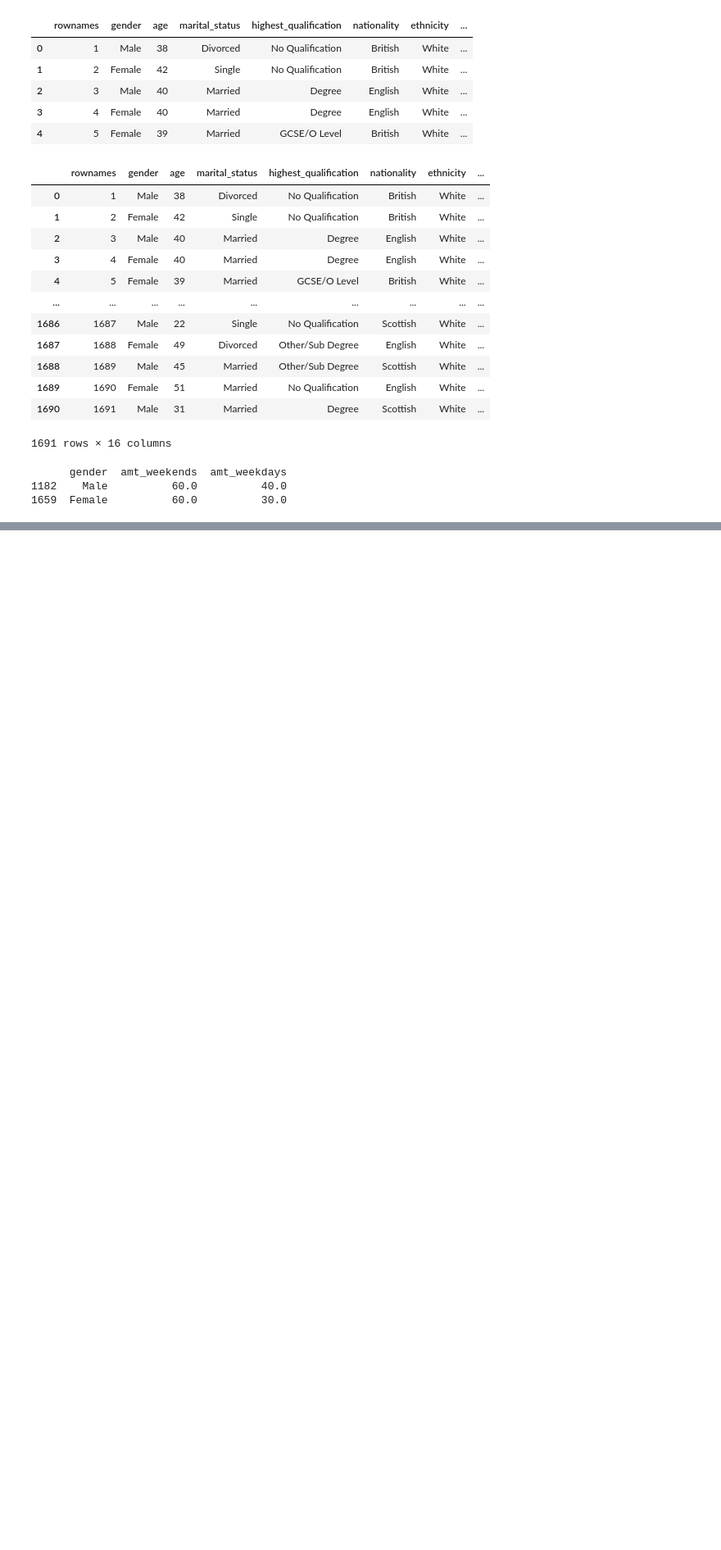
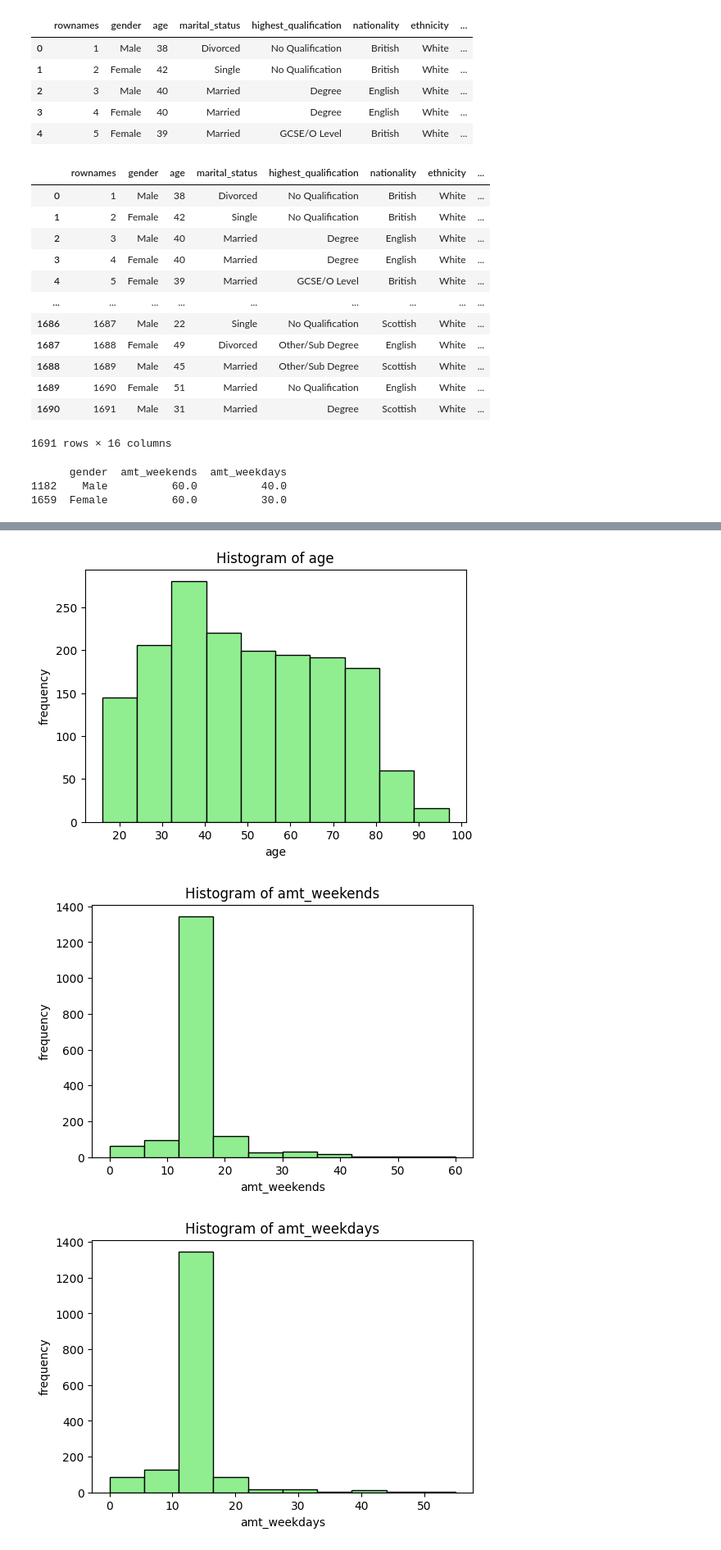
Before and after one commit to GeetAvaneesh/Exploratory-Data-Analytics-project-on-smoking-data-set-22BDS0343, a Jupyter notebook: 22BDS0343_EDA_Theory_GeetAvaneesh.ipynb, the cells around one changed output, grey strips where cells are left out. Shown at 82% size. Saved outputs shown, nothing was run; the diff lists cells and outputs as text; code cells hidden in the pictures; blank space fills up the shorter version.

```diff
--- a/22BDS0343_EDA_Theory_GeetAvaneesh.ipynb
+++ b/22BDS0343_EDA_Theory_GeetAvaneesh.ipynb
@@ -594,0 +628,15 @@ print(weekends_outliers[['gender','amt_weekends','amt_weekdays']])
+# %%
+# lets strip any leading or trailing spaces if they exist for the column names
+
+df.columns = df.columns.str.strip()
+
+# check for non-numeric values in columns which are supposed to have numeric data
+
+print("amt_weekends value counts for numeric check:")
+print(df['amt_weekends'].astype(str).str.isnumeric().value_counts())
+
+print("\namt_weekdays value counts for numeric check:")
+print(df['amt_weekdays'].astype(str).str.isnumeric().value_counts())
+
+print("\nAge non-numeric check:")
+print(df['age'].astype(str).str.isnumeric().value_counts())
@@ -594,0 +770,16 @@ print(weekends_outliers[['gender','amt_weekends','amt_weekdays']])
+# %%
+# nanalysis for numerical columns
+import matplotlib.pyplot as plt
+
+num_cols = ['age', 'amt_weekends', 'amt_weekdays']
+for i in num_cols:
+    plt.figure(figsize=(6,4))
+    plt.hist(df[i], bins=10, color='lightgreen',edgecolor='black')
+    plt.title(f"Histogram of {i}")
+    plt.xlabel(i)
+    plt.ylabel("frequency")
+    plt.show()
+# %% [output]
+[figure, added]
+[figure, added]
+[figure, added]
```
Also changed, not shown: parts of 20 cells of this notebook.
